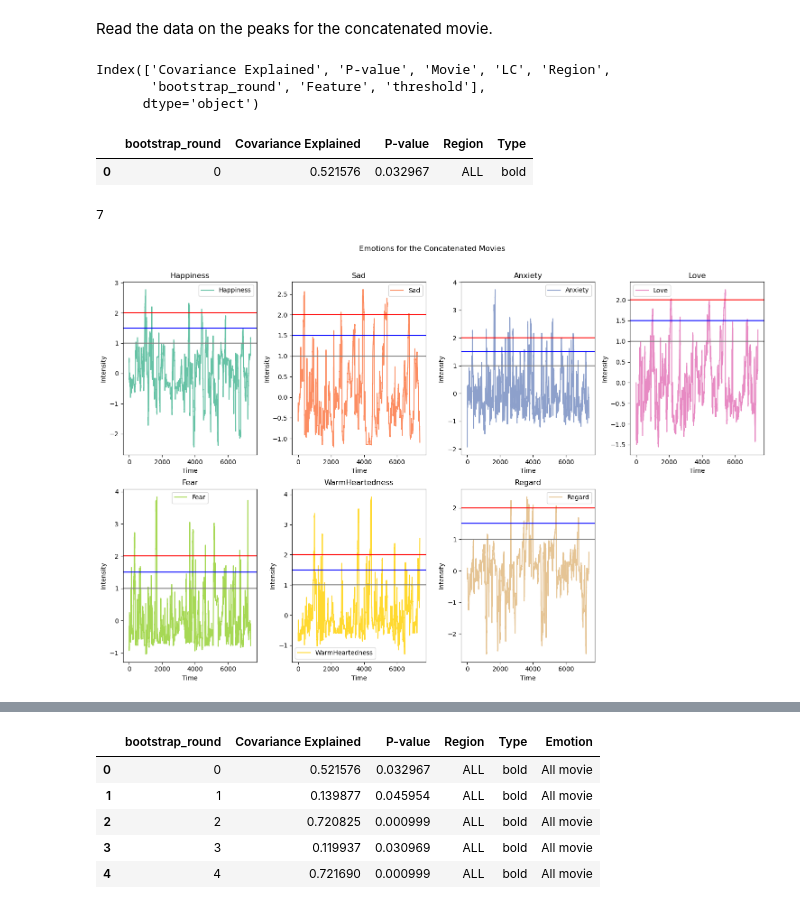
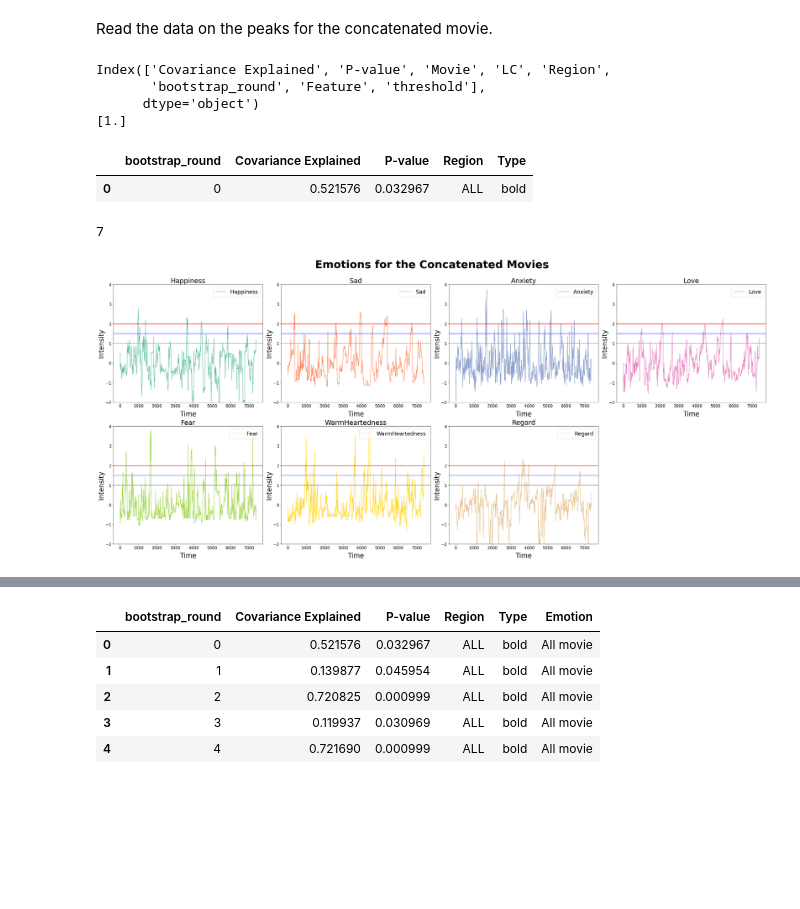
Before and after one commit to silviiaromanato/HigherOrder, a Jupyter notebook: Code/PLS_Silvia/PLS_peaks.ipynb, the cells around one changed output, grey strips where cells are left out. Drawn from its saved outputs; the diff is of its cells as text; code cells hidden in the pictures; blank space fills up the shorter version.

```diff
--- a/Code/PLS_Silvia/PLS_peaks.ipynb
+++ b/Code/PLS_Silvia/PLS_peaks.ipynb
@@ -39,6 +41,7 @@ movies = peaks_data['Movie'].unique()                                   # list o
 emotions_control = peaks_data['Feature'].unique()                       # list of the emotions
 emotions = [x for x in emotions_control if not x.startswith('Control')] # list of the emotions without the control ones
 thresholds = peaks_data['threshold'].unique()                           # list of the thresholds
+print(thresholds)
 
 # Read the data for the PLS computed on all the movies concatenated
 data_all = pd.read_csv(f'/Users/silviaromanato/Desktop/SEMESTER_PROJECT/Material/Output/PLS_csv/PLS_bold_ALL_concatmovies.csv', index_col=0).reset_index().drop(columns=['Movie', 'LC'])
@@ -51,56 +54,70 @@ data_all.head(1)
 Index(['Covariance Explained', 'P-value', 'Movie', 'LC', 'Region',
        'bootstrap_round', 'Feature', 'threshold'],
       dtype='object')
+[1.]
 |  | bootstrap_round | Covariance Explained | P-value | Region | Type |
 | 0 | 0 | 0.521576 | 0.032967 | ALL | bold |
 # %%
 emotions = ['Happiness', 'Sad', 'Anxiety', 'Love', 'Fear', 'WarmHeartedness', 'Regard']
 
+lenght_movies = {}
 concat_emo = pd.DataFrame()
+last_movie = ''
 for movie in list_movies:
     labels = pd.read_json(f'/Users/silviaromanato/Desktop/SEMESTER_PROJECT/Material/Data/EmoData/Annot13_{movie}_stim.json')[['Columns']]
     data = pd.read_csv(f'/Users/silviaromanato/Desktop/SEMESTER_PROJECT/Material/Data/EmoData/Annot13_{movie}_stim.tsv', sep = '\t', header = None)
     data.columns = labels['Columns']
+    if last_movie != '':
+        lenght_movies[movie] = len(data) + lenght_movies[last_movie]
+    else:
+        lenght_movies[movie] = len(data)
     concat_emo = pd.concat([concat_emo, data], axis = 0)
     concat_emo.reset_index(drop=True, inplace=True)
+    last_movie = movie
 
 palette = sns.color_palette("Set2", len(emotions))
 
 # Determine the layout of the subplots
 print(len(emotions))
 n_rows = int(len(emotions) ** 0.5)
 n_cols = int(len(emotions) / n_rows) + (len(emotions) % n_rows > 0)
 
 # Create subplots
-fig, axes = plt.subplots(n_rows, n_cols, figsize=(15, 10))  # Adjust figsize as needed
-fig.suptitle('Emotions for the Concatenated Movies')
+fig, axes = plt.subplots(n_rows, n_cols, figsize=(35, 16))  # Adjust figsize as needed
+fig.suptitle('Emotions for the Concatenated Movies', fontsize=40, fontweight='bold')
 
 for i, emotion in enumerate(emotions):
     # Determine the current subplot row and column
     row = i // n_cols
     col = i % n_cols
 
     if n_rows > 1:
         ax = axes[row, col]
     else:
         ax = axes[col]
 
     ax.plot(concat_emo[emotion], label=emotion, color=palette[i])
-    ax.set_title(emotion)
-    ax.set_xlabel('Time')
-    ax.set_ylabel('Intensity')
+    ax.set_title(emotion, fontsize=25)
+    ax.set_xlabel('Time', fontsize=25, labelpad=10)
+    ax.set_ylabel('Intensity', fontsize=25)
     ax.axhline(y=1, color='grey', linestyle='-')
     ax.axhline(y=2, color='red', linestyle='-')
     ax.axhline(y=1.5, color='blue', linestyle='-')
-    ax.legend()
+    ax.legend(loc='upper right', fontsize=20)
+    ax.tick_params(axis='both', which='major', labelsize=15)
+    ax.set_ylim([-2, 4])
+
+    # for movie in list_movies:
+    #     ax.plot(lenght_movies[movie], -2, marker='o', color='red', markersize=10)
+    #     ax.text(lenght_movies[movie], -4, movie, ha='center', fontsize=15, rotation=90)
 
 fig.delaxes(axes[1, 3])
 plt.tight_layout()
 plt.subplots_adjust(top=0.9)  # Adjust this as needed for the title
 plt.show()
 # %% [output]
 7
-[figure, old version]
+[figure, new version]
 # %%
 significant_peaks = peaks_data[peaks_data['P-value'] < 0.05]
 significant_peaks = significant_peaks.groupby(['Region', 'bootstrap_round', 'Feature', 'threshold']).sum()['Covariance Explained'].reset_index()
```
Also changed, not shown: parts of 15 cells of this notebook, 2 other files.
